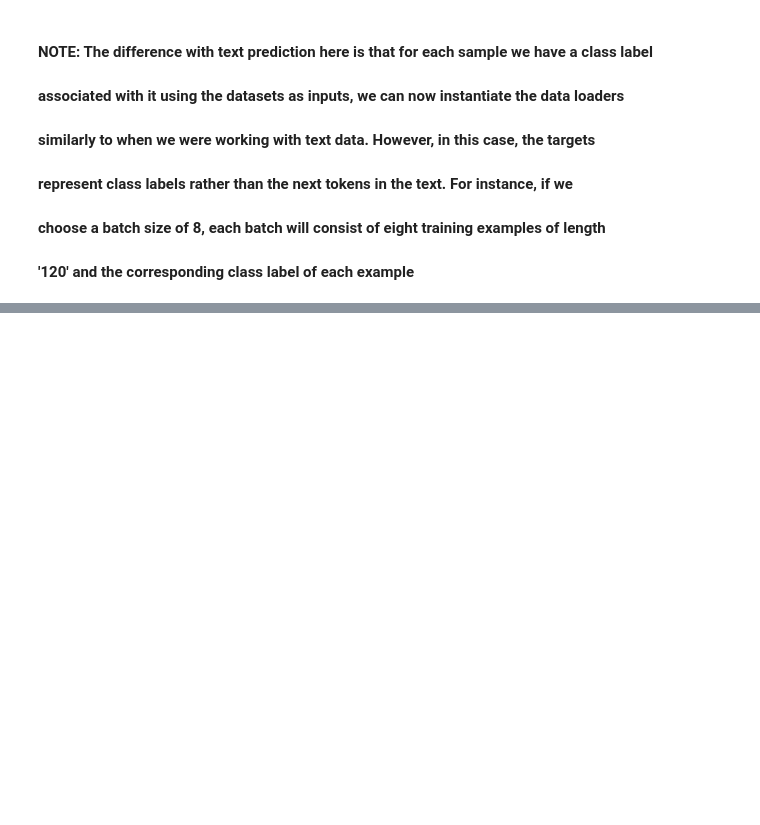
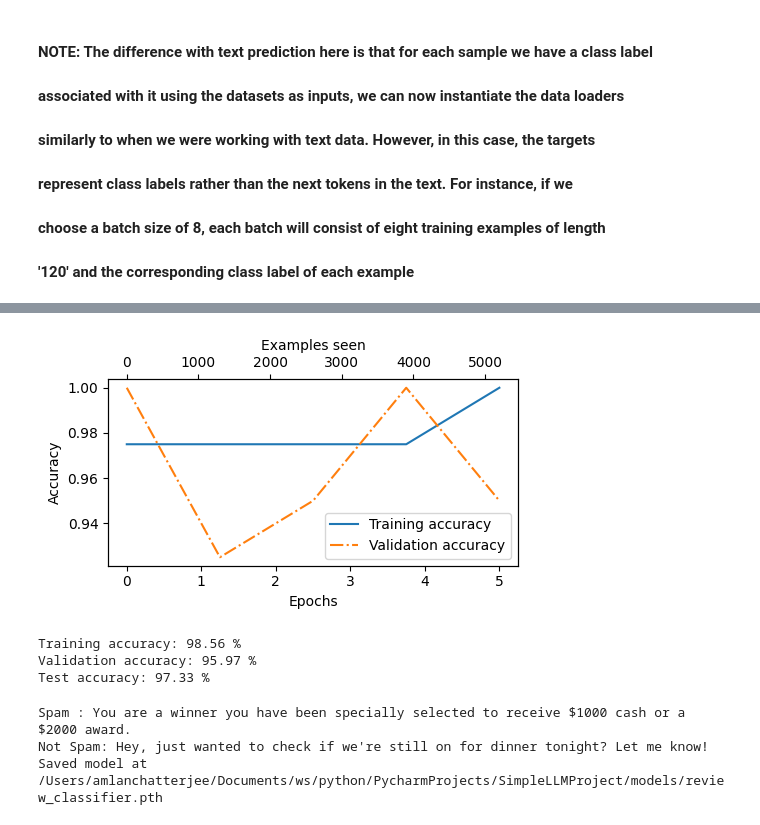
Before and after one commit to amlanc/SimpleLLMProject, a Jupyter notebook: src/SimpleLLM.ipynb, the cells around one changed output, grey strips where cells are left out. Drawn from its saved outputs; the diff is of its cells as text; code cells hidden in the pictures; blank space fills up the shorter version.

```diff
--- a/src/SimpleLLM.ipynb
+++ b/src/SimpleLLM.ipynb
@@ -2111,0 +2501,76 @@ Label batch dimensions torch.Size([8])
+# %%
+# Now lets plot the resulting accuracy
+epochs_tensor = torch.linspace(0, num_epochs, len(train_accs))
+examples_seen_tensor = torch.linspace(0, examples_seen, len(train_accs))
+
+plot_values(
+    epochs_tensor, examples_seen_tensor, train_accs, val_accs,
+    label="accuracy"
+)
+
+# Now we must calculate performance metrics for the training
+train_accuracy = calc_accuracy_loader(train_loader, small_gpt_model, device)
+val_accuracy = calc_accuracy_loader(val_loader, small_gpt_model, device)
+test_accuracy = calc_accuracy_loader(test_loader, small_gpt_model, device)
+
+print(f"Training accuracy: {train_accuracy*100:.2f} %")
+print(f"Validation accuracy: {val_accuracy*100:.2f} %")
+print(f"Test accuracy: {test_accuracy*100:.2f} %")
+# %% [output]
+[figure, added]
+Training accuracy: 98.56 %
+Validation accuracy: 95.97 %
+Test accuracy: 97.33 %
+# %%
+# Now let's classify spam messages
+def classify_review(
+        text, small_gpt_model, tokenizer, device, max_length=None,
+        pad_token_id=50256):
+    small_gpt_model.eval()
+
+    input_ids = tokenizer.encode(text)
+    supported_context_length = small_gpt_model.pos_emb.weight.shape[1]
+
+    input_ids = input_ids[:min(
+        max_length, supported_context_length
+    )]
+
+    input_ids += [pad_token_id] * (max_length - len(input_ids))
+
+    input_tensor = torch.tensor(
+        input_ids, device=device
+    ).unsqueeze(0)
+
+    with torch.no_grad():
+        logits = small_gpt_model(input_tensor)[:, -1, :]
+    predicted_label = torch.argmax(logits, dim=-1).item()
+
+    return "Spam" if predicted_label == 1 else "Not Spam"
+
+text_1 = (
+    "You are a winner you have been specially"
+    " selected to receive $1000 cash or a $2000 award."
+)
+
+print(f"{classify_review(
+    text_1, small_gpt_model, tokenizer, device, max_length=train_dataset.max_length
+)} : {text_1}")
+
+text_2 = (
+    "Hey, just wanted to check if we're still on"
+    " for dinner tonight? Let me know!"
+)
+
+print(f"{classify_review(
+    text_2, small_gpt_model, tokenizer, device, max_length=train_dataset.max_length
+)}: {text_2}")
+
+
+# Save the model
+cls_model_path="/Users/amlanchatterjee/Documents/ws/python/PycharmProjects/SimpleLLMProject/models/review_classifier.pth"
+torch.save(small_gpt_model.state_dict(), cls_model_path)
+print(f"Saved model at {cls_model_path}")
+# %% [output]
+Spam : You are a winner you have been specially selected to receive $1000 cash or a $2000 award.
+Not Spam: Hey, just wanted to check if we're still on for dinner tonight? Let me know!
+Saved model at /Users/amlanchatterjee/Documents/ws/python/PycharmProjects/SimpleLLMProject/models/review_classifier.pth
```
Also changed, not shown: parts of 20 cells of this notebook, 3 other files.
